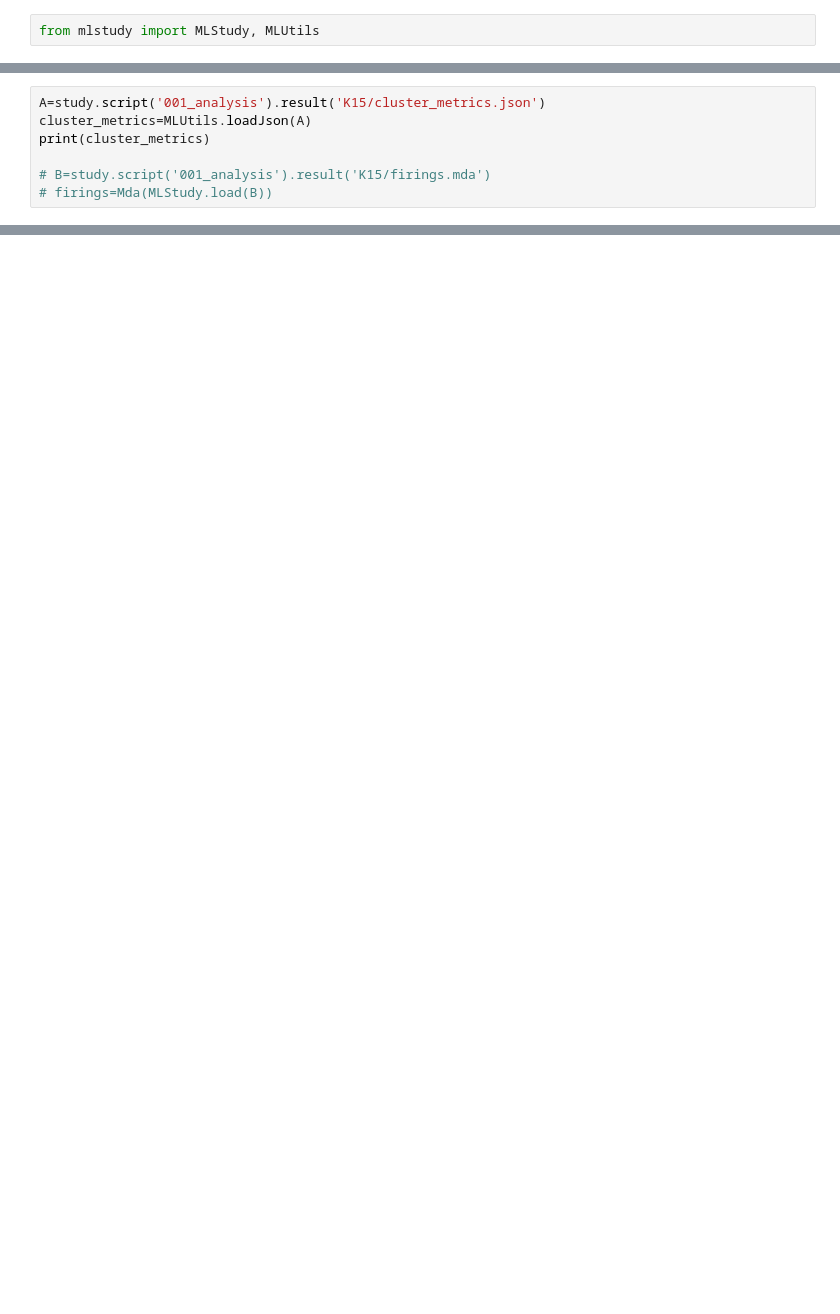
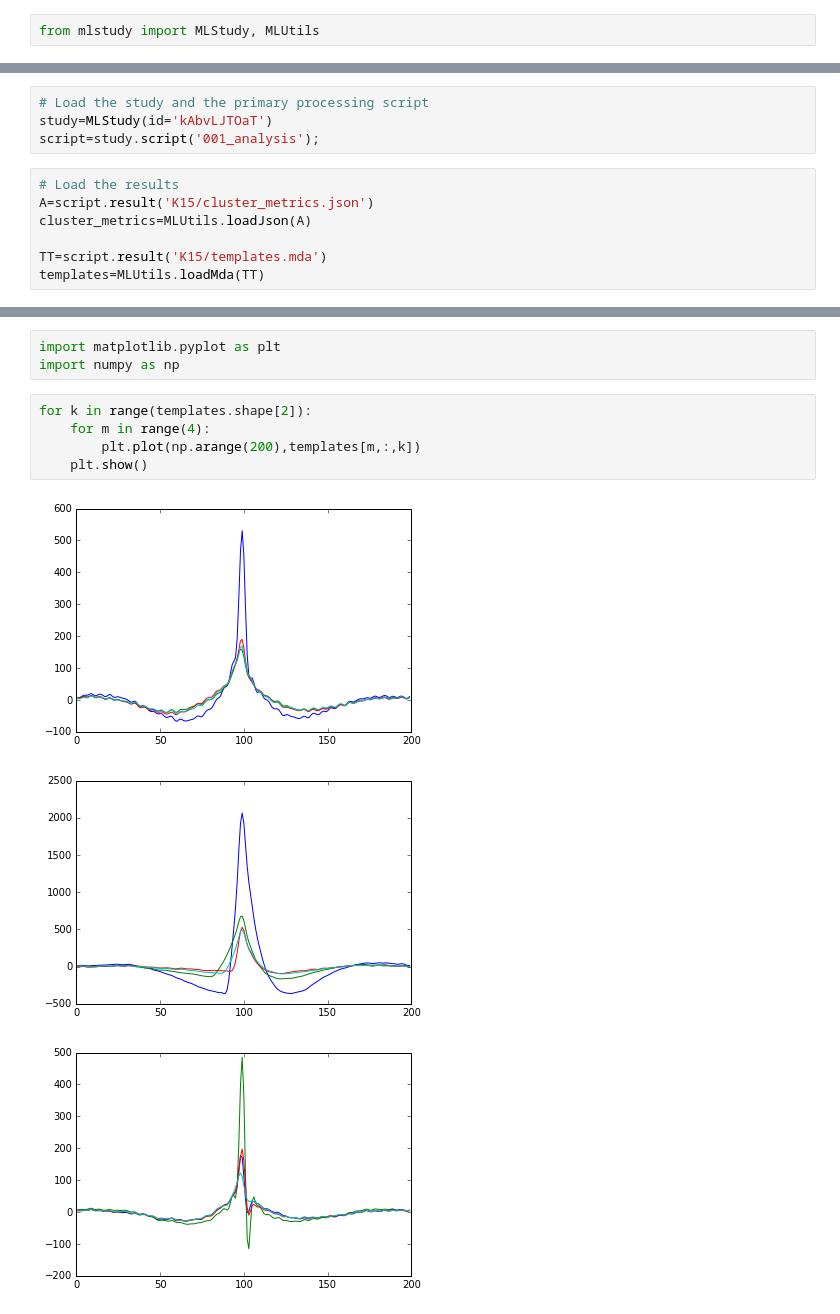
Before and after one commit to magland/notebooks, a Jupyter notebook: mlstudy.ipynb, the cells around one changed output, grey strips where cells are left out. Saved outputs shown, nothing was run; the diff lists cells and outputs as text; blank space fills up the shorter version.

```diff
--- a/mlstudy.ipynb
+++ b/mlstudy.ipynb
@@ -9,7 +3,11 @@ dict_keys(['001_analysis'])
+# %%
+# Load the study and the primary processing script
+study=MLStudy(id='kAbvLJTOaT')
+script=study.script('001_analysis');
 # %%
-A=study.script('001_analysis').result('K15/cluster_metrics.json')
+# Load the results
+A=script.result('K15/cluster_metrics.json')
 cluster_metrics=MLUtils.loadJson(A)
-print(cluster_metrics)
 
-# B=study.script('001_analysis').result('K15/firings.mda')
-# firings=Mda(MLStudy.load(B))
+TT=script.result('K15/templates.mda')
+templates=MLUtils.loadMda(TT)
@@ -17,0 +18,12 @@ print(cluster_metrics)
+# %%
+import matplotlib.pyplot as plt
+import numpy as np
+# %%
+for k in range(templates.shape[2]):
+    for m in range(4):
+        plt.plot(np.arange(200),templates[m,:,k])
+    plt.show()
+# %% [output]
+[figure, added]
+[figure, added]
+[figure, added]
```
Also changed, not shown: parts of 4 cells of this notebook, 2 other files.
